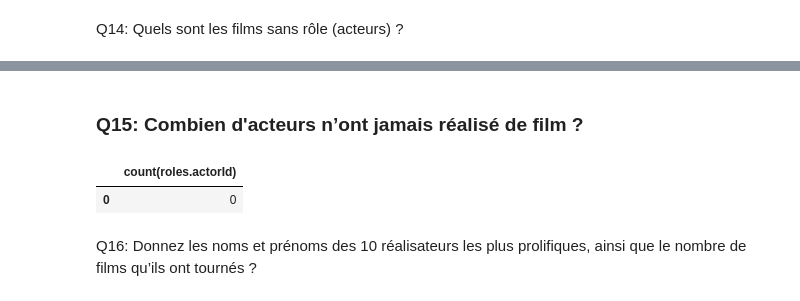
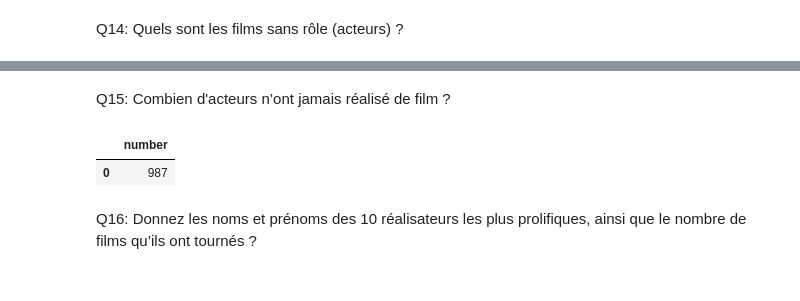
Before and after one commit to CPingeon/movies3, a Jupyter notebook: movies-3.ipynb, the cells around one changed output, grey strips where cells are left out. Saved outputs shown, nothing was run; the diff lists cells and outputs as text; code cells hidden in the pictures.

```diff
--- a/movies-3.ipynb
+++ b/movies-3.ipynb
@@ -412,21 +419,20 @@ results14.head(5)
 |  | id | title | year | directorId | genre | summary | countrycode | movieId | actorId | character |
 | 0 | 74 | La Guerre des Mondes | 2005 | 488 | Aventure | Ray Ferrier est un docker divorcé... | US | None | None | None |
 # %% [markdown]
-### **Q15: Combien d'acteurs n’ont jamais réalisé de film ?**
+Q15: Combien d'acteurs n’ont jamais réalisé de film ?
 # %%
 sql_query_15 = """
-    SELECT count(roles.actorId)
+    SELECT count(*) as number
     FROM artists
-    INNER JOIN movies ON artists.id=movies.directorid
-    INNER JOIN roles ON artists.id=roles.actorId
-    WHERE movies.directorId != roles.actorId
+    LEFT JOIN movies ON artists.id=movies.directorId
+    WHERE movies.directorId IS NULL
 """
 
 results15 = pd.read_sql_query(sql_query_15, engine)
 results15.head(10)
 # %% [output]
-|  | count(roles.actorId) |
-| 0 | 0 |
+|  | number |
+| 0 | 987 |
 # %% [markdown]
 Q16: Donnez les noms et prénoms des 10 réalisateurs les plus prolifiques, ainsi que le nombre de films qu’ils ont tournés ?
 # %%
```
Also changed, not shown: parts of 4 cells of this notebook.
